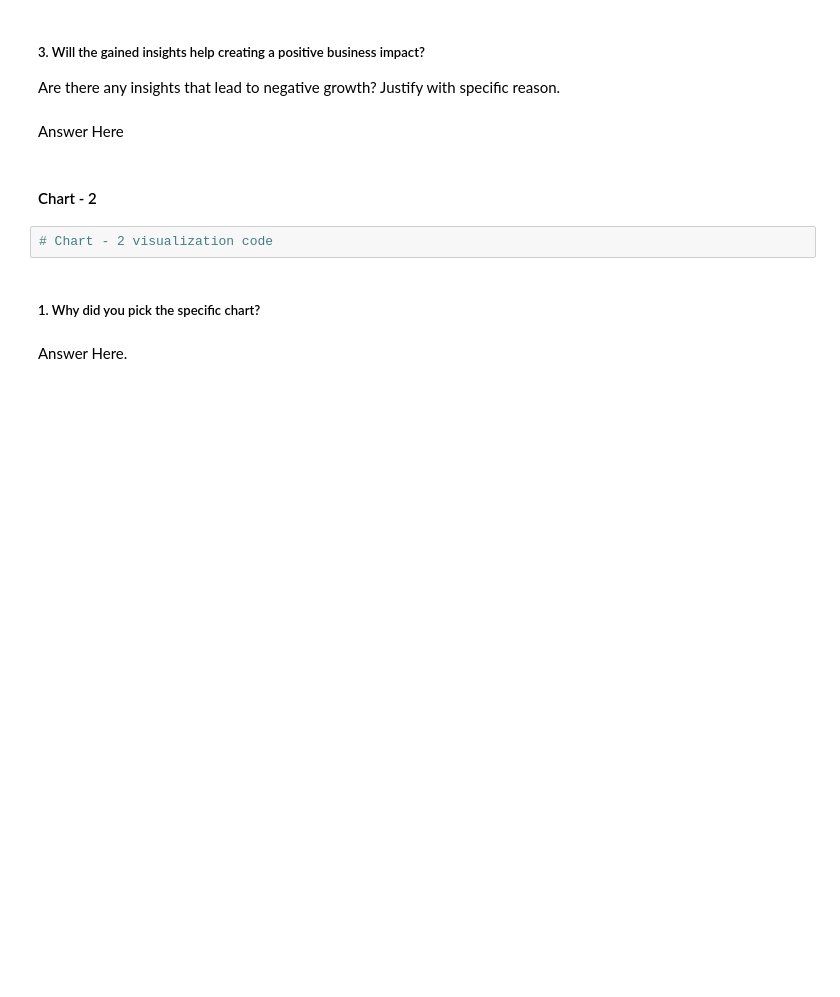
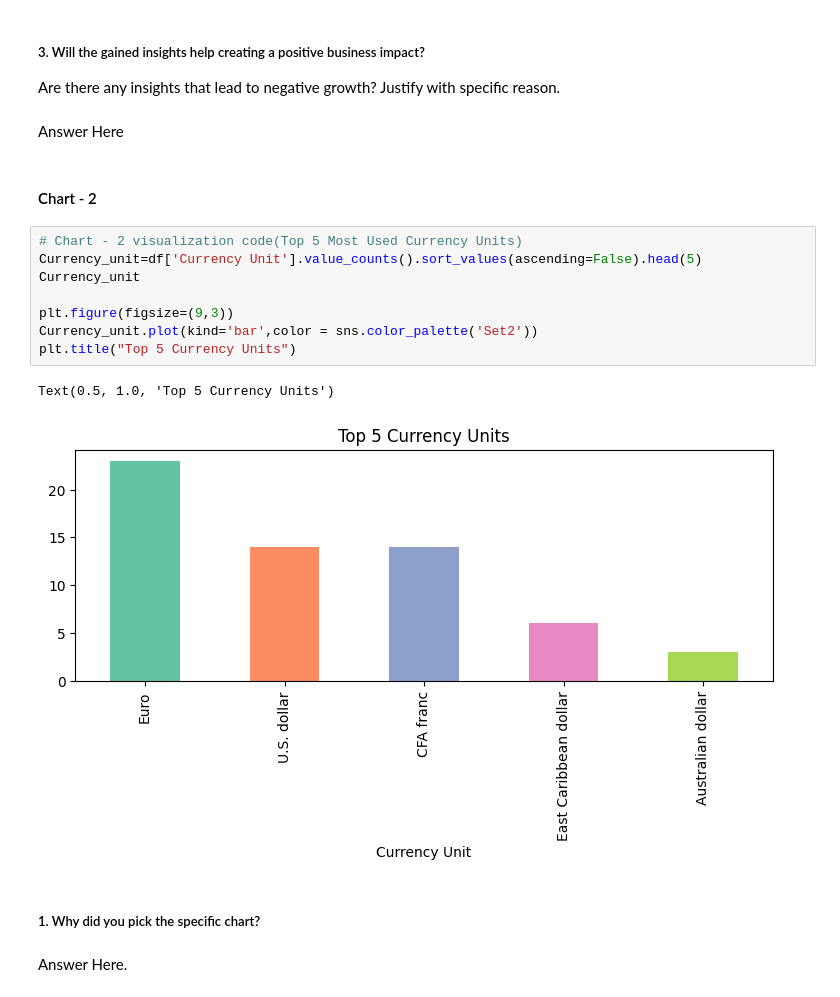
Before and after one commit to kunj1674/Colab_Project, a Jupyter notebook: EDA_Submission_Template.ipynb, the cells around one changed output. Drawn from its saved outputs; the diff is of its cells as text; blank space fills up the shorter version.

```diff
--- a/EDA_Submission_Template.ipynb
+++ b/EDA_Submission_Template.ipynb
@@ -397,8 +409,17 @@ Are there any insights that lead to negative growth? Justify with specific reaso
 Answer Here
 # %% [markdown]
 #### Chart - 2
-# %%
-# Chart - 2 visualization code
+# %%
+# Chart - 2 visualization code(Top 5 Most Used Currency Units)
+Currency_unit=df['Currency Unit'].value_counts().sort_values(ascending=False).head(5)
+Currency_unit
+
+plt.figure(figsize=(9,3))
+Currency_unit.plot(kind='bar',color = sns.color_palette('Set2'))
+plt.title("Top 5 Currency Units")
+# %% [output]
+Text(0.5, 1.0, 'Top 5 Currency Units')
+[figure, added]
 # %% [markdown]
 ##### 1. Why did you pick the specific chart?
 # %% [markdown]
```
Also changed, not shown: parts of 58 cells of this notebook.
